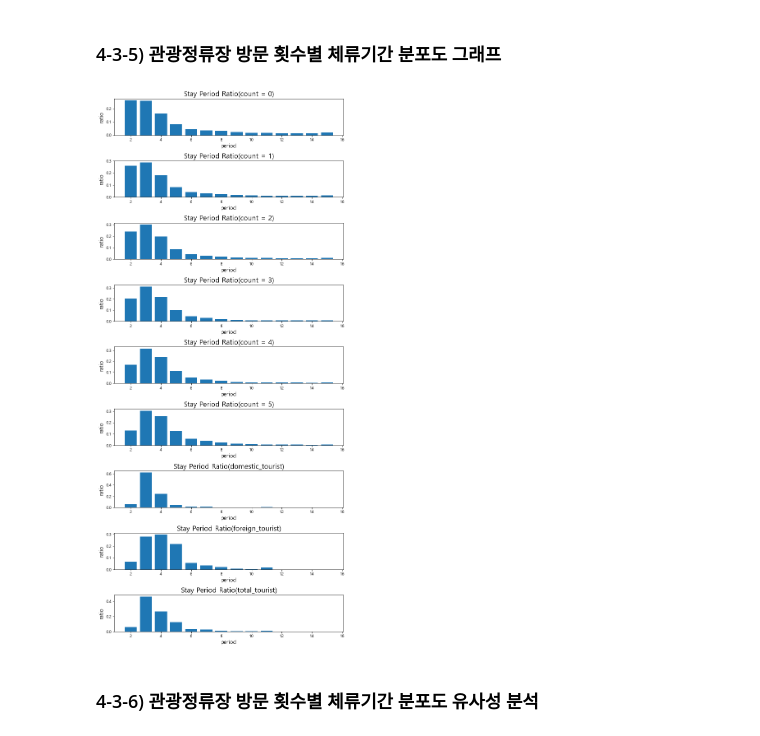
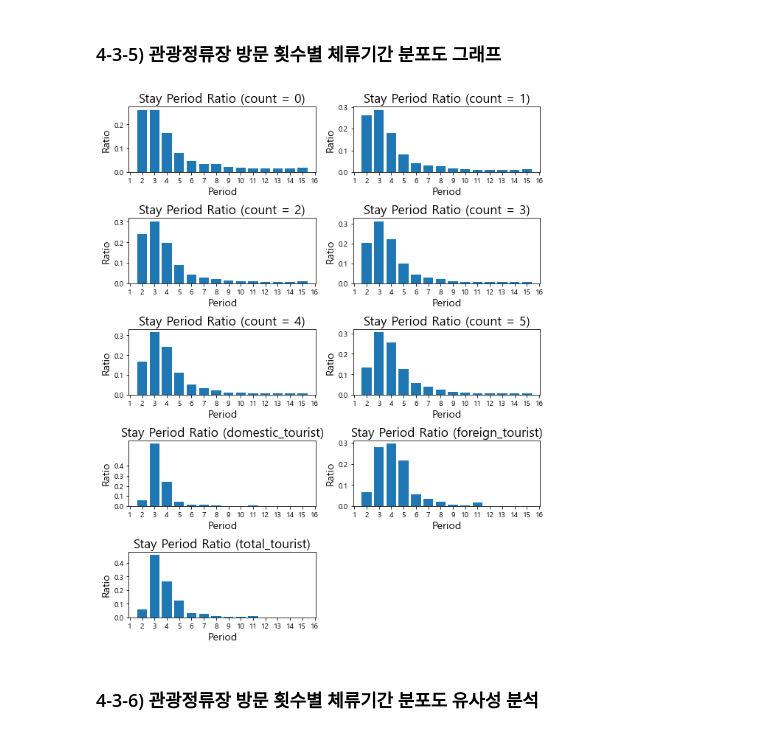
Before and after one commit to hoonisone/2020_jeju-bus-tag_data-analysis, a Jupyter notebook: main/1. 데이터 전처리/1. 이용자&정류장 추출.ipynb, the cells around one changed output. Drawn from its saved outputs; the diff is of its cells as text; code cells hidden in the pictures.

```diff
--- a/main/1. 데이터 전처리/1. 이용자&정류장 추출.ipynb
+++ b/main/1. 데이터 전처리/1. 이용자&정류장 추출.ipynb
@@ -947,10 +949,16 @@ df = merged_stay_period_df
 y_columns = list(df.columns)
 y_columns.remove("period")
 
-
-titles = pd.Series(y_columns).apply(lambda x : "Stay Period Ratio(%s)"%x)
+titles = ["Stay Period Ratio (Total Users)",
+         "Stay Period Ratio (Both Users)",
+         "Stay Period Ratio (First Users)",
+         "Stay Period Ratio (Last Users)",
+         "Stay Period Ratio (Neither Users)",
+         "Stay Period Ratio (Domestic Tourists)",
+         "Stay Period Ratio (Foreign Tourists)",
+         "Stay Period Ratio (Totol Tourists)"]
 
 plt.figure(figsize=(10, 18))
 plt.subplots_adjust(left=0.125, bottom=0.1, right=0.9, top=0.9, wspace=0.2, hspace=0.7)
-draw_bar_graph_from_df_by_all_columns(merged_stay_period_df, "period", y_columns, titles, "period", "ratio")
+draw_bar_graph_from_df_by_all_columns(merged_stay_period_df, "period", y_columns, titles, "Period", "Ratio")
 # %% [output]
@@ -1070,18 +1078,41 @@ merged_stay_period_stats_df
 # %% [markdown]
 ### 4-3-5) 관광정류장 방문 횟수별 체류기간 분포도 그래프
 # %%
+# df에서 x와 y속성을 넘기면 해당 데이터에 대한 막대그래프을 생성하여 반환
+def draw_bar_graph_from_df_by_one_column(df, x_column, y_column, title, x_label, y_label):
+    df = df[[x_column, y_column]]
+    x = df[x_column]
+    y = df[y_column]
+    plt.title(title, fontsize=17)
+    plt.xlabel(x_label, fontsize = 14)
+    plt.ylabel(y_label, fontsize = 14)
+    return plt.bar(x, y)
+
+# df에서 x와 y속성들에 대한 막대그래프를 생성하여 반환
+def draw_bar_graph_from_df_by_all_columns(df, x_column, y_columns, titles, x_label, y_label):
+    n = len(y_columns)
+    for i in range(n):
+        plt.subplot(n, 2, i+1)
+        plt.xticks(np.arange(0, 17, 1))
+        plt.yticks(np.arange(0, 0.5, 0.1))
+        draw_bar_graph_from_df_by_one_column(df, x_column, y_columns[i], titles[i], x_label, y_label)
+
+        jeju_stay_period_df
+
+
 df = merged_stay_period_df
 
 y_columns = list(df.columns)
 y_columns.remove("period")
 
-titles = pd.Series(y_columns).apply(lambda x : "Stay Period Ratio(%s)"%x)
+titles = pd.Series(y_columns).apply(lambda x : "Stay Period Ratio (%s)"%x)
 
 plt.figure(figsize=(10, 20))
 plt.subplots_adjust(left=0.125, bottom=0.0, right=0.9, top=0.9, wspace=0.2, hspace=0.7)
-draw_bar_graph_from_df_by_all_columns(df, "period", y_columns, titles, "period", "ratio")
+draw_bar_graph_from_df_by_all_columns(df, "period", y_columns, titles, "Period", "Ratio")
+plt.savefig("ccc.svg")
 # %% [output]
-[figure, old version]
+[figure, new version]
 # %% [markdown]
 ### 4-3-6) 관광정류장 방문 횟수별 체류기간 분포도 유사성 분석
 # %%
```
Also changed, not shown: parts of 25 cells of this notebook, 7 other files.
